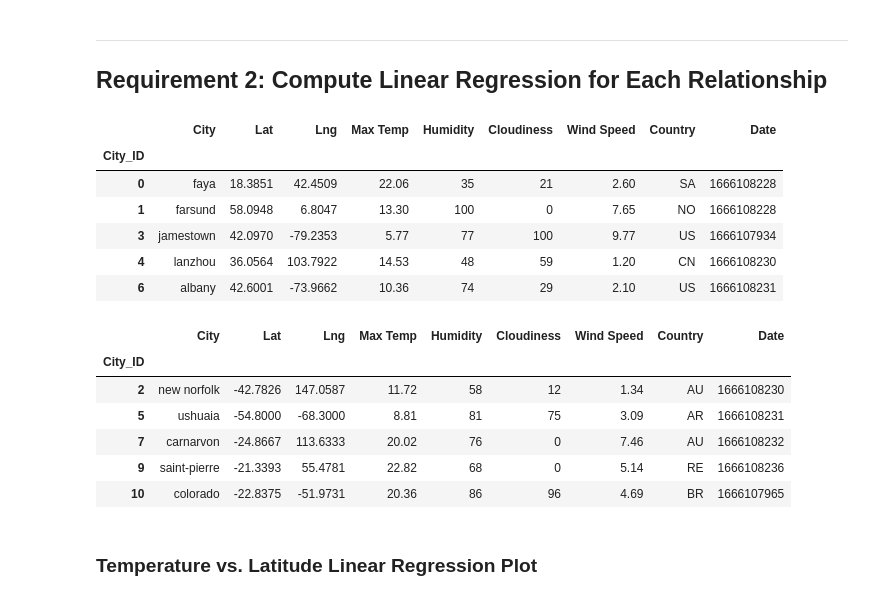
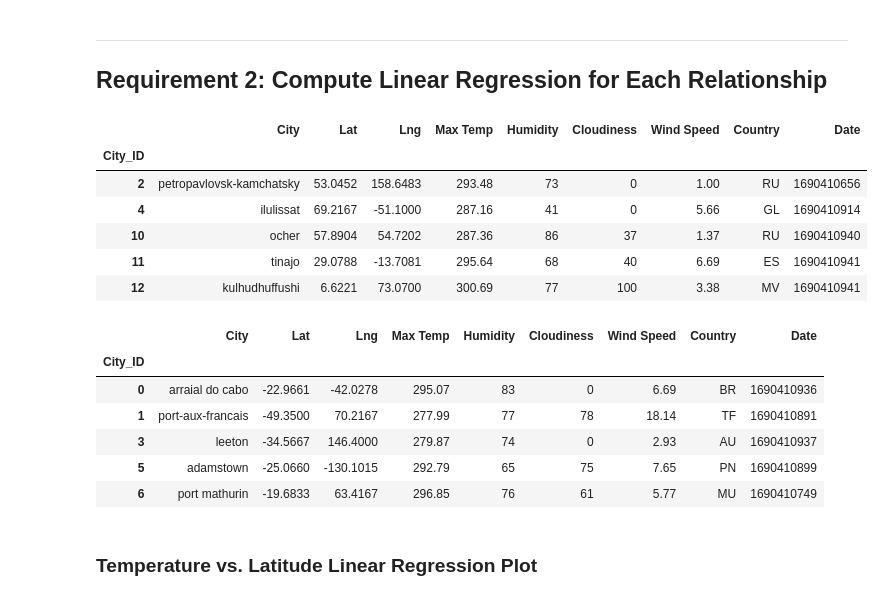
Before and after one commit to dmropp/python-api-challenge, a Jupyter notebook: WeatherPy/WeatherPy.ipynb, the cells around one changed output. Drawn from its saved outputs; the diff is of its cells as text; code cells hidden in the pictures.

```diff
--- a/WeatherPy/WeatherPy.ipynb
+++ b/WeatherPy/WeatherPy.ipynb
@@ -274,30 +280,30 @@ def create_lin_regress(x, y):
 # %%
 # Create a DataFrame with the Northern Hemisphere data (Latitude >= 0)
-# YOUR CODE HERE
+northern_hemi_df = city_data_df.loc[city_data_df["Lat"] >= 0]
 
 # Display sample data
 northern_hemi_df.head()
 # %% [output]
 |  | City | Lat | Lng | Max Temp | Humidity | Cloudiness | Wind Speed | Country | Date |
 | City_ID |  |  |  |  |  |  |  |  |  |
-| 0 | faya | 18.3851 | 42.4509 | 22.06 | 35 | 21 | 2.60 | SA | 1666108228 |
-| 1 | farsund | 58.0948 | 6.8047 | 13.30 | 100 | 0 | 7.65 | NO | 1666108228 |
-| 3 | jamestown | 42.0970 | -79.2353 | 5.77 | 77 | 100 | 9.77 | US | 1666107934 |
-| 4 | lanzhou | 36.0564 | 103.7922 | 14.53 | 48 | 59 | 1.20 | CN | 1666108230 |
-| 6 | albany | 42.6001 | -73.9662 | 10.36 | 74 | 29 | 2.10 | US | 1666108231 |
+| 2 | petropavlovsk-kamchatsky | 53.0452 | 158.6483 | 293.48 | 73 | 0 | 1.00 | RU | 1690410656 |
+| 4 | ilulissat | 69.2167 | -51.1000 | 287.16 | 41 | 0 | 5.66 | GL | 1690410914 |
+| 10 | ocher | 57.8904 | 54.7202 | 287.36 | 86 | 37 | 1.37 | RU | 1690410940 |
+| 11 | tinajo | 29.0788 | -13.7081 | 295.64 | 68 | 40 | 6.69 | ES | 1690410941 |
+| 12 | kulhudhuffushi | 6.6221 | 73.0700 | 300.69 | 77 | 100 | 3.38 | MV | 1690410941 |
 # %%
 # Create a DataFrame with the Southern Hemisphere data (Latitude < 0)
-# YOUR CODE HERE
+southern_hemi_df = city_data_df.loc[city_data_df["Lat"] < 0]
 
 # Display sample data
 southern_hemi_df.head()
 # %% [output]
 |  | City | Lat | Lng | Max Temp | Humidity | Cloudiness | Wind Speed | Country | Date |
 | City_ID |  |  |  |  |  |  |  |  |  |
-| 2 | new norfolk | -42.7826 | 147.0587 | 11.72 | 58 | 12 | 1.34 | AU | 1666108230 |
-| 5 | ushuaia | -54.8000 | -68.3000 | 8.81 | 81 | 75 | 3.09 | AR | 1666108231 |
-| 7 | carnarvon | -24.8667 | 113.6333 | 20.02 | 76 | 0 | 7.46 | AU | 1666108232 |
-| 9 | saint-pierre | -21.3393 | 55.4781 | 22.82 | 68 | 0 | 5.14 | RE | 1666108236 |
-| 10 | colorado | -22.8375 | -51.9731 | 20.36 | 86 | 96 | 4.69 | BR | 1666107965 |
+| 0 | arraial do cabo | -22.9661 | -42.0278 | 295.07 | 83 | 0 | 6.69 | BR | 1690410936 |
+| 1 | port-aux-francais | -49.3500 | 70.2167 | 277.99 | 77 | 78 | 18.14 | TF | 1690410891 |
+| 3 | leeton | -34.5667 | 146.4000 | 279.87 | 74 | 0 | 2.93 | AU | 1690410937 |
+| 5 | adamstown | -25.0660 | -130.1015 | 292.79 | 65 | 75 | 7.65 | PN | 1690410899 |
+| 6 | port mathurin | -19.6833 | 63.4167 | 296.85 | 76 | 61 | 5.77 | MU | 1690410749 |
 # %% [markdown]
 ###  Temperature vs. Latitude Linear Regression Plot
```
Also changed, not shown: parts of 16 cells of this notebook.
